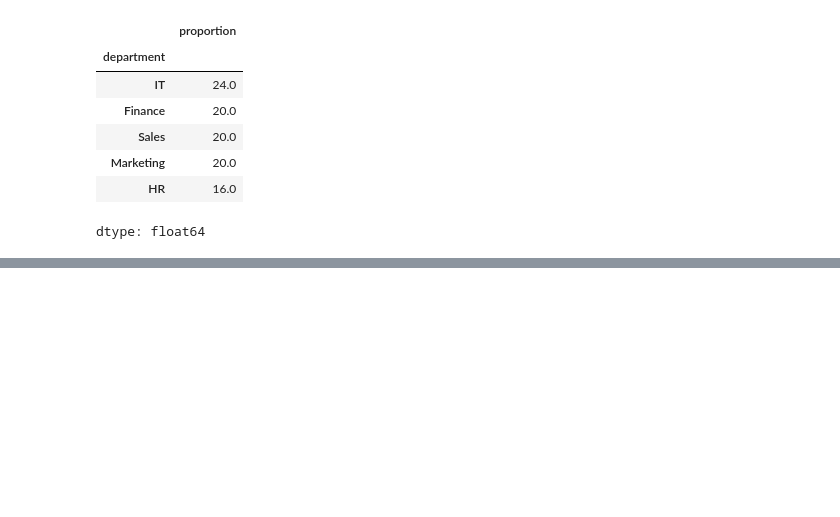
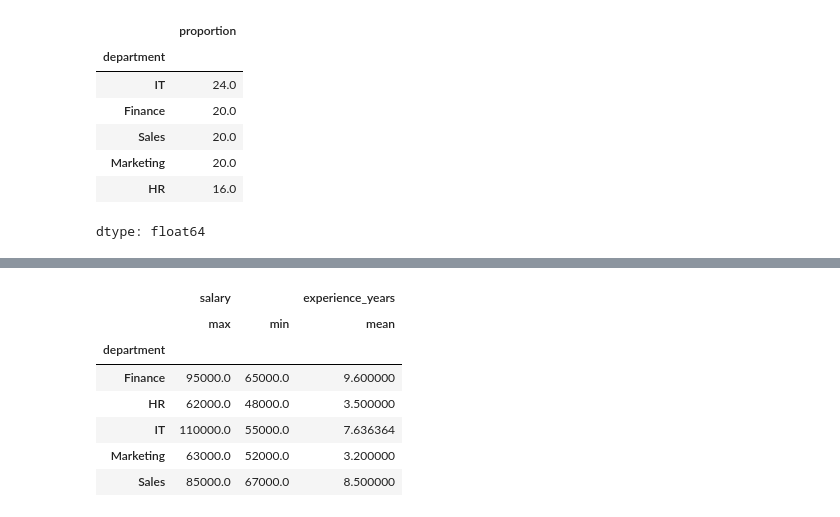
Before and after one commit to Vasista-G/GoogleCollab_Python, a Jupyter notebook: Pandaslearn.ipynb, the cells around one changed output, grey strips where cells are left out. Drawn from its saved outputs; the diff is of its cells as text; code cells hidden in the pictures; blank space fills up the shorter version.

```diff
--- a/Pandaslearn.ipynb
+++ b/Pandaslearn.ipynb
@@ -182,0 +195,22 @@ dtype: float64
+# %%
+#17.	Find the minimum and maximum salary for each department.
+
+emp.groupby("department")["salary"].agg(max_salary = "max", min_sal = "min") # to give names to aggr columns
+
+# Below we are specifying aggregate column in the agg function not after groupby like above
+emp.groupby("department").agg(max_sal = ("salary", "max"), min_sal = ("salary","min"))
+
+#to perform multiple aggregations on a column
+emp.groupby("department")["salary"].agg(["max","min"])
+
+#Using multiple functions for multiple columns
+emp.groupby("department").agg({"salary": ["max", "min"], "experience_years": "mean"})
+# %% [output]
+|  | salary |  | experience_years |
+|  | max | min | mean |
+| department |  |  |  |
+| Finance | 95000.0 | 65000.0 | 9.600000 |
+| HR | 62000.0 | 48000.0 | 3.500000 |
+| IT | 110000.0 | 55000.0 | 7.636364 |
+| Marketing | 63000.0 | 52000.0 | 3.200000 |
+| Sales | 85000.0 | 67000.0 | 8.500000 |
```
Also changed, not shown: parts of 6 cells of this notebook.
